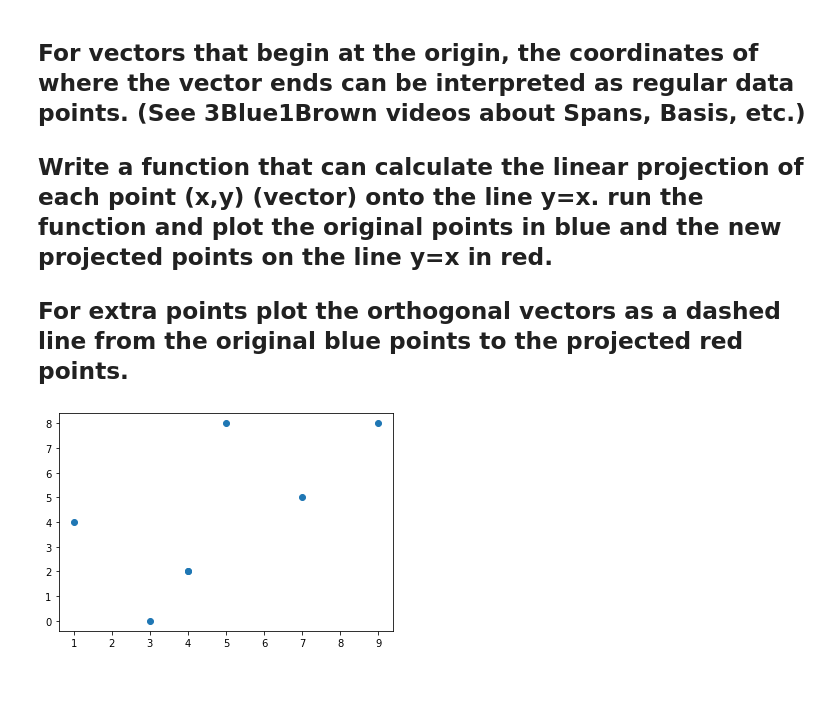
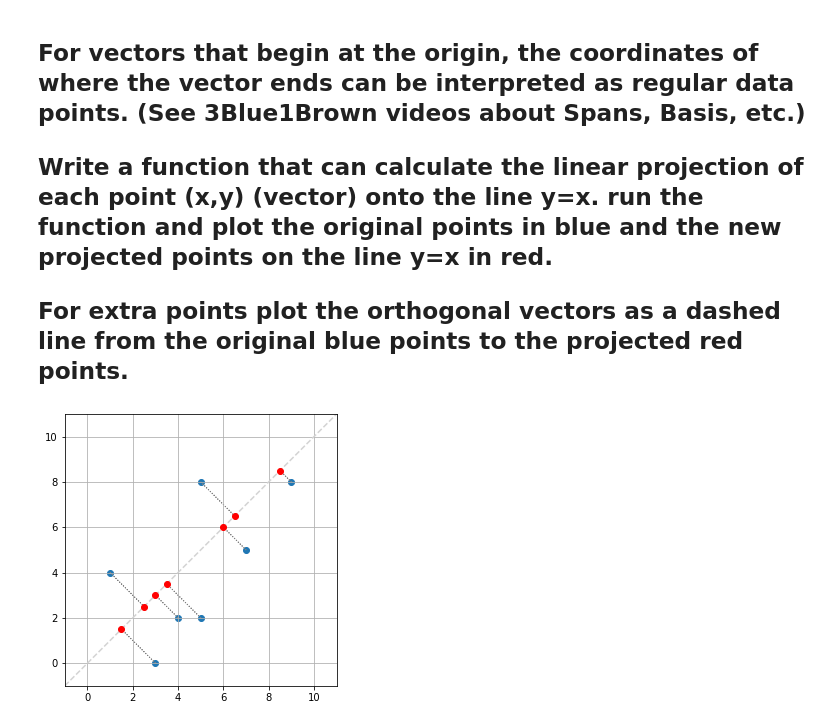
Before and after one commit to bloominstituteoftechnology/DS-Unit-1-Sprint-3-Linear-Algebra, a Jupyter notebook: module2-intermediate-linear-algebra/LS_DS_132_Intermediate_Linear_Algebra_Assignment.ipynb, the cells around one changed output. Cells and saved outputs as stored; diff of their text form; code cells hidden in the pictures; blank space fills up the shorter version.

```diff
--- a/module2-intermediate-linear-algebra/LS_DS_132_Intermediate_Linear_Algebra_Assignment.ipynb
+++ b/module2-intermediate-linear-algebra/LS_DS_132_Intermediate_Linear_Algebra_Assignment.ipynb
@@ -658,21 +666,59 @@ You can see this in the visualization. $\vec{w}$ is the red vector; the blue vec
 ## Write a function that can calculate the linear projection of each point (x,y) (vector) onto the line y=x. run the function and plot the original points in blue and the new projected points on the line y=x in red.
 
 ## For extra points plot the orthogonal vectors as a dashed line from the original blue points to the projected red points.
-# %%
-import pandas as pd
-import matplotlib.pyplot as plt
-
-# Creating a dataframe for you to work with -Feel free to not use the dataframe if you don't want to.
-x_values = [1, 4, 7, 3, 9, 4, 5 ]
-y_values = [4, 2, 5, 0, 8, 2, 8]
-
-data = {"x": x_values, "y": y_values}
-
-df = pd.DataFrame(data)
-
-df.head()
-
-plt.scatter(df.x, df.y)
-plt.show()
-# %% [output]
-[figure, removed]
+# %%
+def projectPoint(x, y):
+  '''
+  Given point (x, y) find projected points on line defined by y = x
+  '''
+
+  v = np.array([x, y])
+  l = np.array([1, 1])
+
+  # Calculate the projection
+  fraction = np.dot(v, l) / np.dot(l, l)
+  projection = np.multiply(fraction, l)
+  return projection
+# %%
+import pandas as pd
+import matplotlib.pyplot as plt
+
+# Original points (changed one as there was a duplicate)
+x_values = [1, 4, 7, 3, 9, 5, 5 ]
+y_values = [4, 2, 5, 0, 8, 2, 8]
+
+# find the projected points
+project_x = []
+project_y = []
+for i in range(len(x_values)):
+  project = projectPoint(x_values[i], y_values[i])
+  project_x.append(project[0])
+  project_y.append(project[1])
+
+# setup the plot
+fig, ax = plt.subplots(figsize=(5, 5))
+ax.grid()
+ax.set_aspect('equal')
+plt.xlim(-1, 11)
+plt.ylim(-1, 11)
+
+# plot original points and the line (y = x)
+plt.scatter(x_values, y_values)
+plt.plot(range(-1, 13), range(-1, 13), '--', color="lightgray")
+
+# plot the projected points
+plt.plot(project_x, project_y, 'o', color='red')
+
+# orthogonal vectors between original and projected points
+for i in range(len(x_values)):
+  # reconstitute the points as vectors
+  v = np.array([x_values[i], y_values[i]])
+  p = np.array([project_x[i], project_y[i]])
+  # basically, the difference between the original and projected vectors
+  d = v - p
+  # plot the orthogonal
+  plt.arrow(project_x[i], project_y[i], d[0], d[1], linestyle=':', color='gray')
+
+plt.show()
+# %% [output]
+[figure, added]
```
Also changed, not shown: parts of 9 cells of this notebook.
